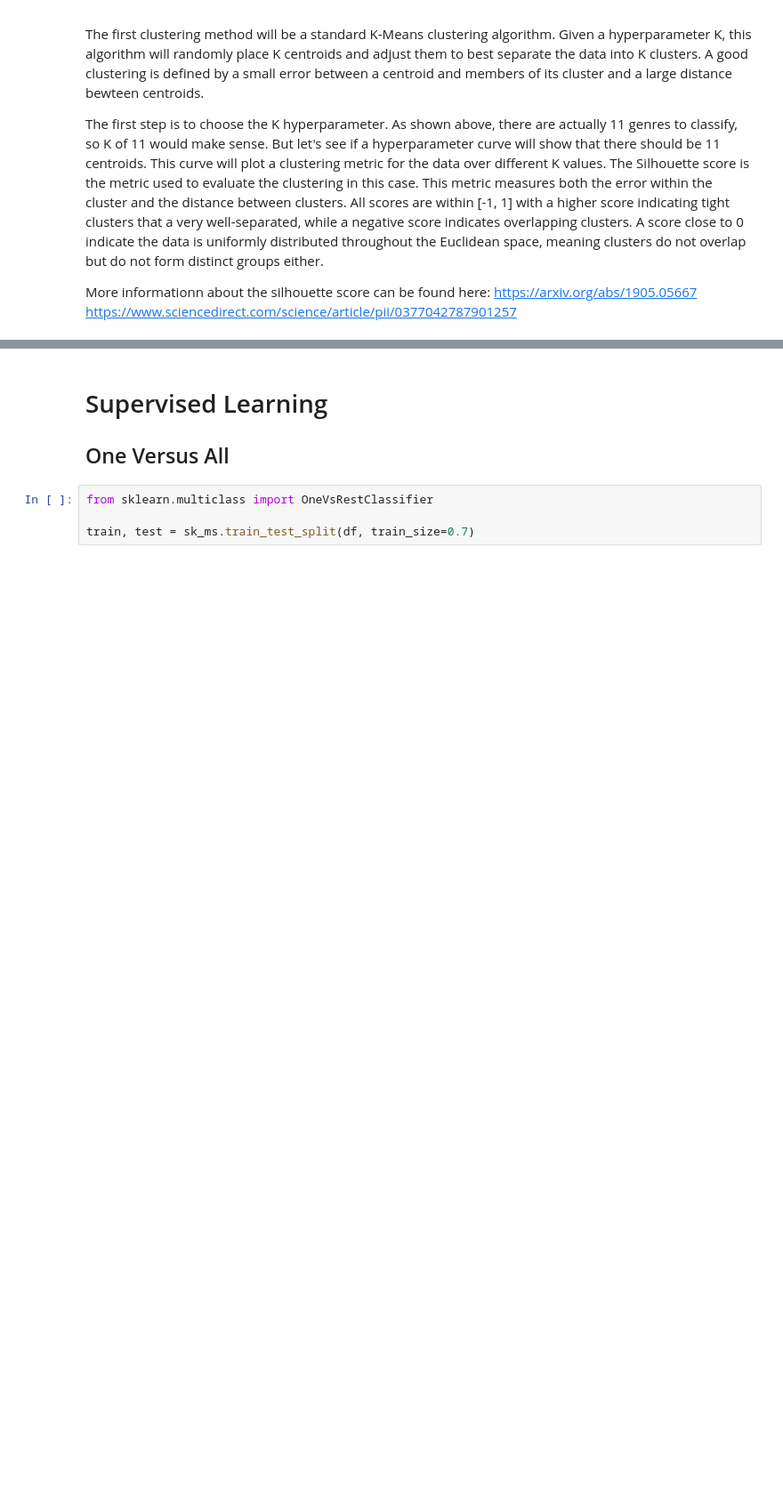
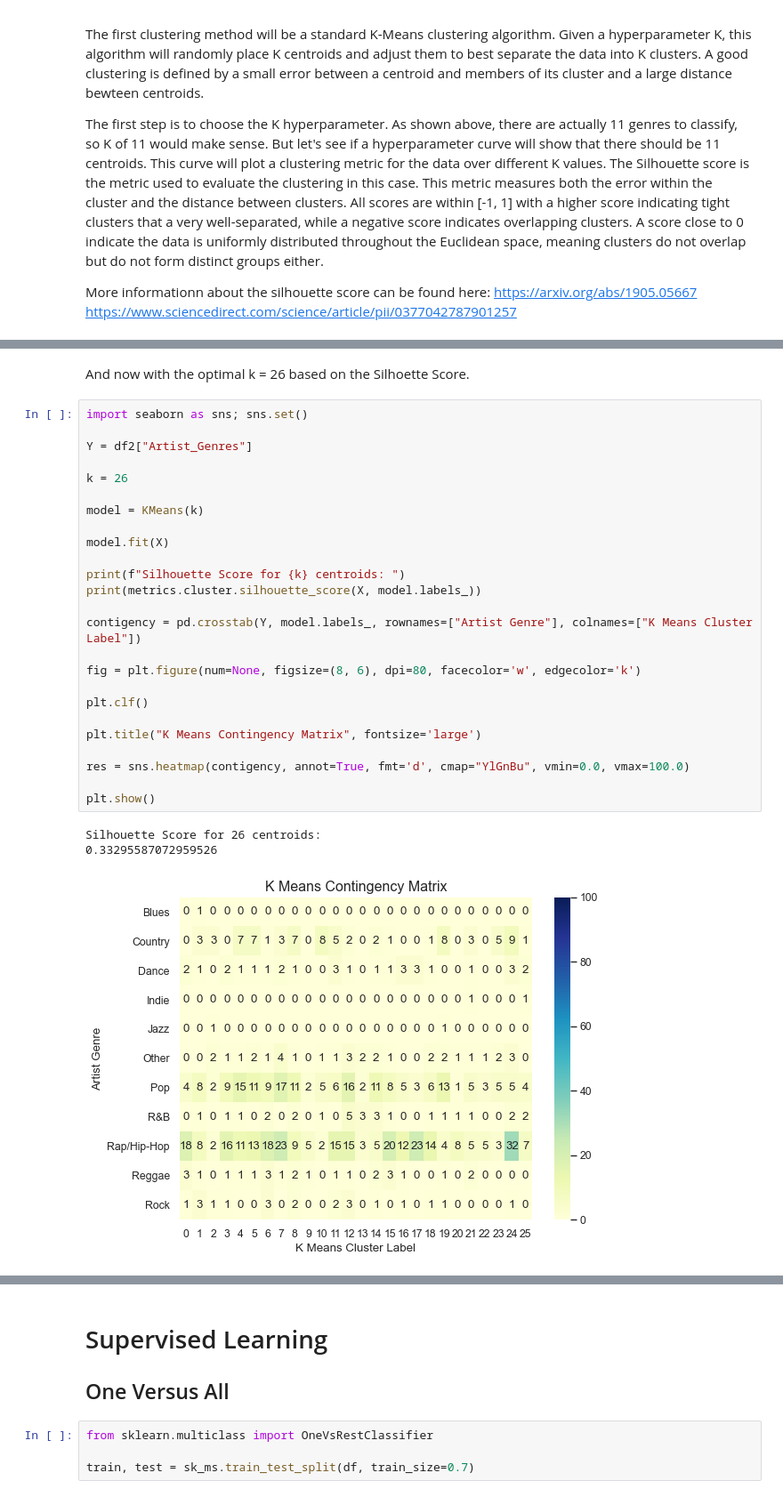
Before and after one commit to Mabanta/CMSC422_Final, a Jupyter notebook: 422final.ipynb, the cells around one changed output, grey strips where cells are left out. Shown: that part at 89% size. Saved outputs shown, nothing was run; the diff lists cells and outputs as text; blank space fills up the shorter version.

```diff
--- a/422final.ipynb
+++ b/422final.ipynb
@@ -602 +603,32 @@ Silhouette Score for 11 centroids:
+# %% [markdown]
+And now with the optimal k = 26 based on the Silhoette Score.
+# %%
+import seaborn as sns; sns.set()
+
+Y = df2["Artist_Genres"]
+
+k = 26
+
+model = KMeans(k)
+
+model.fit(X)
+
+print(f"Silhouette Score for {k} centroids: ")
+print(metrics.cluster.silhouette_score(X, model.labels_))
+
+contigency = pd.crosstab(Y, model.labels_, rownames=["Artist Genre"], colnames=["K Means Cluster Label"])
+
+fig = plt.figure(num=None, figsize=(8, 6), dpi=80, facecolor='w', edgecolor='k')
+
+plt.clf()
+
+plt.title("K Means Contingency Matrix", fontsize='large')
+
+res = sns.heatmap(contigency, annot=True, fmt='d', cmap="YlGnBu", vmin=0.0, vmax=100.0)
+
+plt.show()
+# %% [output]
+Silhouette Score for 26 centroids:
+0.33295587072959526
+[figure, added]
 # %% [markdown]
```
Also changed, not shown: parts of 13 cells of this notebook.
